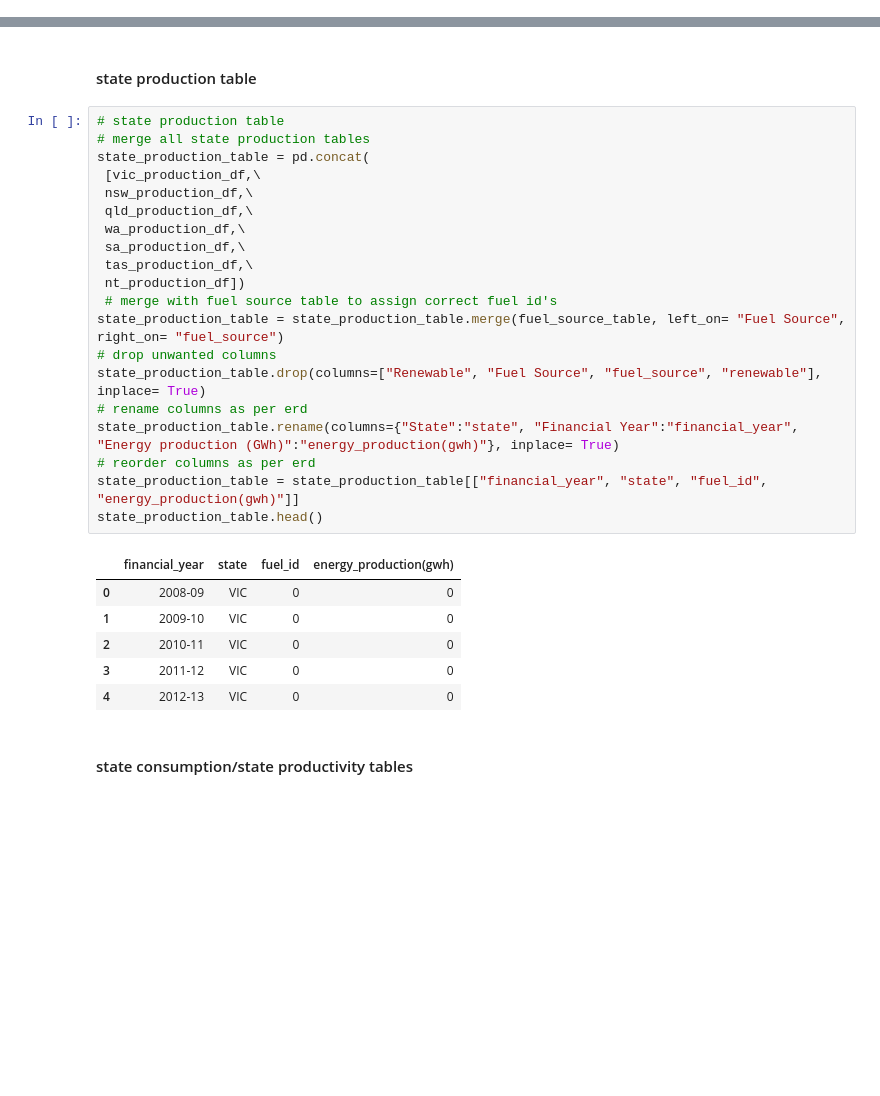
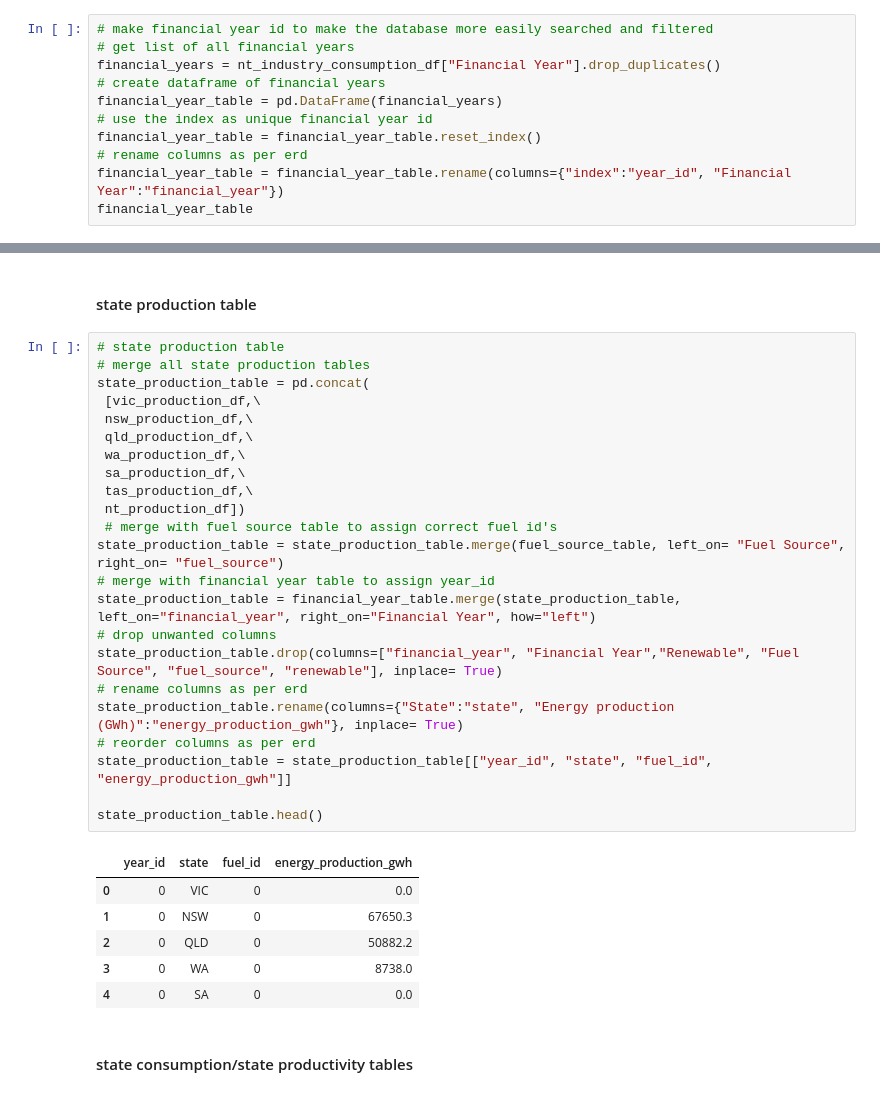
Before and after one commit to Lopokoiyit/PROJECT2-, a Jupyter notebook: data/data_cleaning.ipynb, the cells around one changed output, grey strips where cells are left out. Drawn from its saved outputs; the diff is of its cells as text; blank space fills up the shorter version.

```diff
--- a/data/data_cleaning.ipynb
+++ b/data/data_cleaning.ipynb
@@ -299,0 +327,11 @@ states_table
+# %%
+# make financial year id to make the database more easily searched and filtered
+# get list of all financial years
+financial_years = nt_industry_consumption_df["Financial Year"].drop_duplicates()
+# create dataframe of financial years
+financial_year_table = pd.DataFrame(financial_years)
+# use the index as unique financial year id
+financial_year_table = financial_year_table.reset_index()
+# rename columns as per erd
+financial_year_table = financial_year_table.rename(columns={"index":"year_id", "Financial Year":"financial_year"})
+financial_year_table
@@ -327,30 +380,33 @@ fuel_source_table.head()
 # %%
 # state production table
 # merge all state production tables
 state_production_table = pd.concat(
  [vic_production_df,\
  nsw_production_df,\
  qld_production_df,\
  wa_production_df,\
  sa_production_df,\
  tas_production_df,\
  nt_production_df])
  # merge with fuel source table to assign correct fuel id's
 state_production_table = state_production_table.merge(fuel_source_table, left_on= "Fuel Source", right_on= "fuel_source")
+# merge with financial year table to assign year_id
+state_production_table = financial_year_table.merge(state_production_table, left_on="financial_year", right_on="Financial Year", how="left")
 # drop unwanted columns
-state_production_table.drop(columns=["Renewable", "Fuel Source", "fuel_source", "renewable"], inplace= True)
+state_production_table.drop(columns=["financial_year", "Financial Year","Renewable", "Fuel Source", "fuel_source", "renewable"], inplace= True)
 # rename columns as per erd
-state_production_table.rename(columns={"State":"state", "Financial Year":"financial_year", "Energy production (GWh)":"energy_production(gwh)"}, inplace= True)
+state_production_table.rename(columns={"State":"state", "Energy production (GWh)":"energy_production_gwh"}, inplace= True)
 # reorder columns as per erd
-state_production_table = state_production_table[["financial_year", "state", "fuel_id", "energy_production(gwh)"]]
+state_production_table = state_production_table[["year_id", "state", "fuel_id", "energy_production_gwh"]]
+
 state_production_table.head()
 # %% [output]
-|  | financial_year | state | fuel_id | energy_production(gwh) |
-| 0 | 2008-09 | VIC | 0 | 0 |
-| 1 | 2009-10 | VIC | 0 | 0 |
-| 2 | 2010-11 | VIC | 0 | 0 |
-| 3 | 2011-12 | VIC | 0 | 0 |
-| 4 | 2012-13 | VIC | 0 | 0 |
+|  | year_id | state | fuel_id | energy_production_gwh |
+| 0 | 0 | VIC | 0 | 0.0 |
+| 1 | 0 | NSW | 0 | 67650.3 |
+| 2 | 0 | QLD | 0 | 50882.2 |
+| 3 | 0 | WA | 0 | 8738.0 |
+| 4 | 0 | SA | 0 | 0.0 |
 # %% [markdown]
 #### state consumption/state productivity tables
 # %%
```
Also changed, not shown: parts of 26 cells of this notebook, 10 other files.
